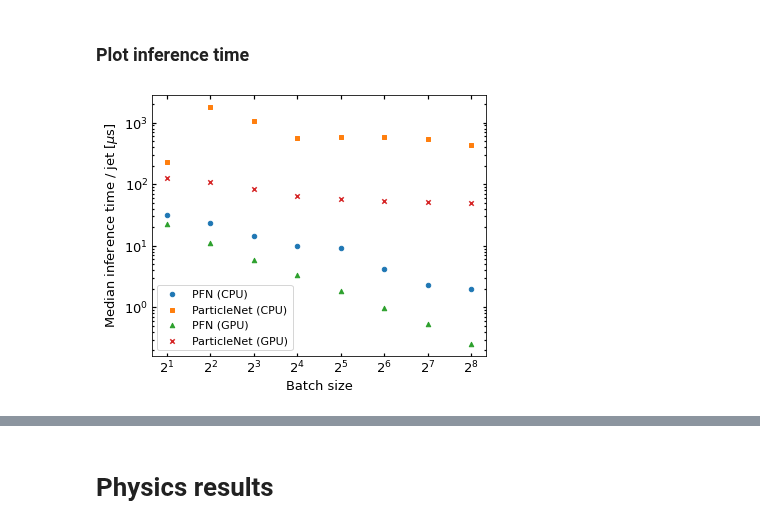
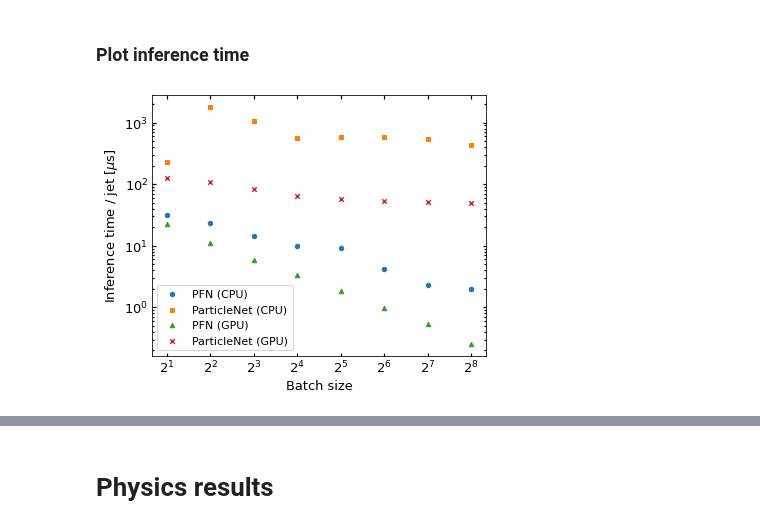
Before and after one commit to deinal/jec-inference, a Jupyter notebook: inference.ipynb, the cells around one changed output, grey strips where cells are left out. Saved outputs shown, nothing was run; the diff lists cells and outputs as text; code cells hidden in the pictures.

```diff
--- a/inference.ipynb
+++ b/inference.ipynb
@@ -205,25 +205,25 @@ particlenet_y_gpu, particlenet_yerr_gpu = calculate_metrics(particle_net_stats_g
 # %%
 fig = plt.figure(figsize=(6, 4.8))
 ax = fig.add_subplot()
 ax.scatter(batch_sizes, pfn_y_cpu, label='PFN (CPU)', marker='o', s=20)
 ax.scatter(batch_sizes, particlenet_y_cpu, label='ParticleNet (CPU)', marker='s', s=20)
 ax.scatter(batch_sizes, pfn_y_gpu, label='PFN (GPU)', marker='^', s=20)
 ax.scatter(batch_sizes, particlenet_y_gpu, label='ParticleNet (GPU)', marker='x', s=20)
 ax.set_xlabel('Batch size', fontsize=13)
-ax.set_ylabel('Median inference time / jet [$\mu$s]', fontsize=13)
+ax.set_ylabel('Inference time / jet [$\mu$s]', fontsize=13)
 ax.set_xscale('log', base=2)
 ax.set_xticks(batch_sizes)
 ax.set_yscale('log')
 plt.legend(prop={'size': 11})
 ax.tick_params(
     axis='both', which='both', direction='in', width=1.2,
     bottom=True, top=True, left=True, right=True, labelsize=13
 )
 for ext in ['png', 'pdf', 'svg']:
     plt.savefig(f'figs/inference/comparison.{ext}')
 plt.show()
 # %% [output]
-[figure, old version]
+[figure, new version]
 # %%
 with open('figs/inference/data.json', 'w') as f:
     data = {
```
Also changed, not shown: parts of 11 cells of this notebook, 6 other files.
